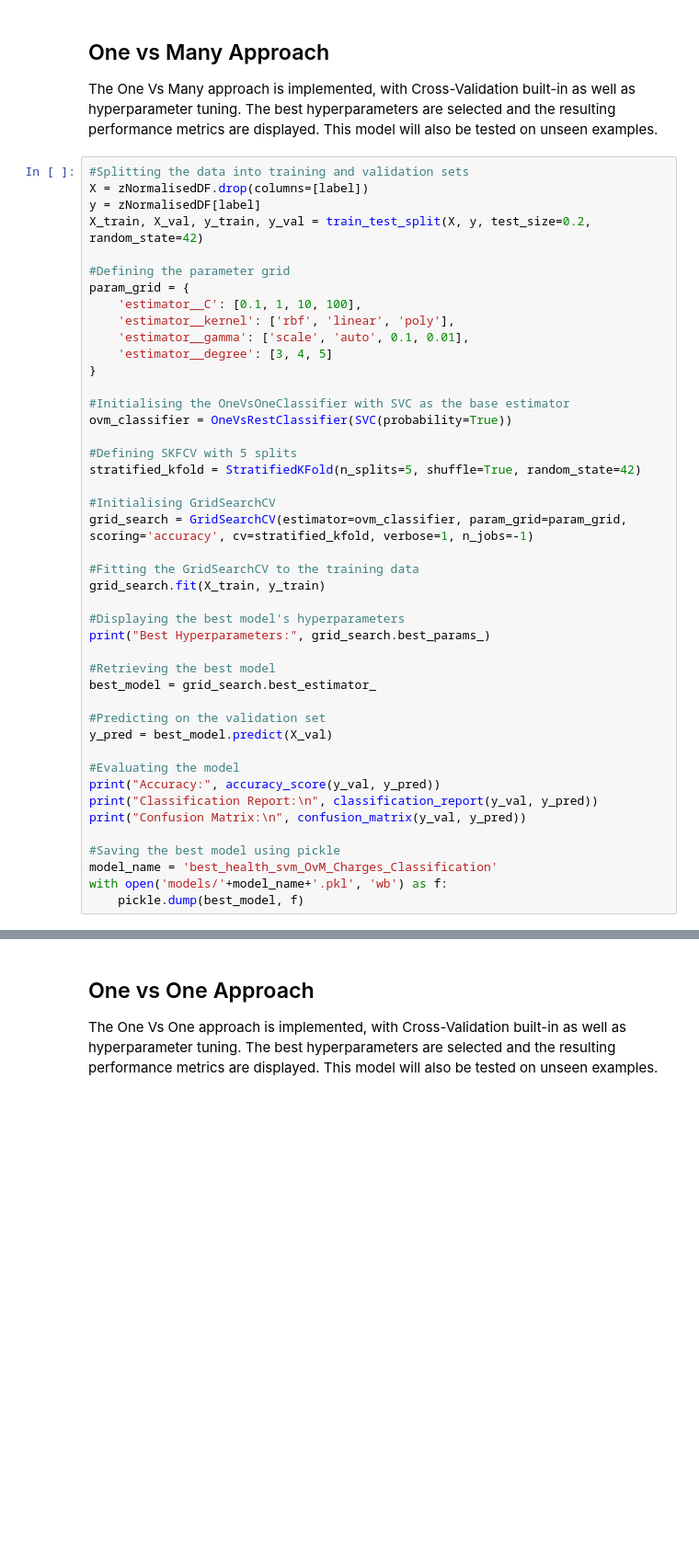
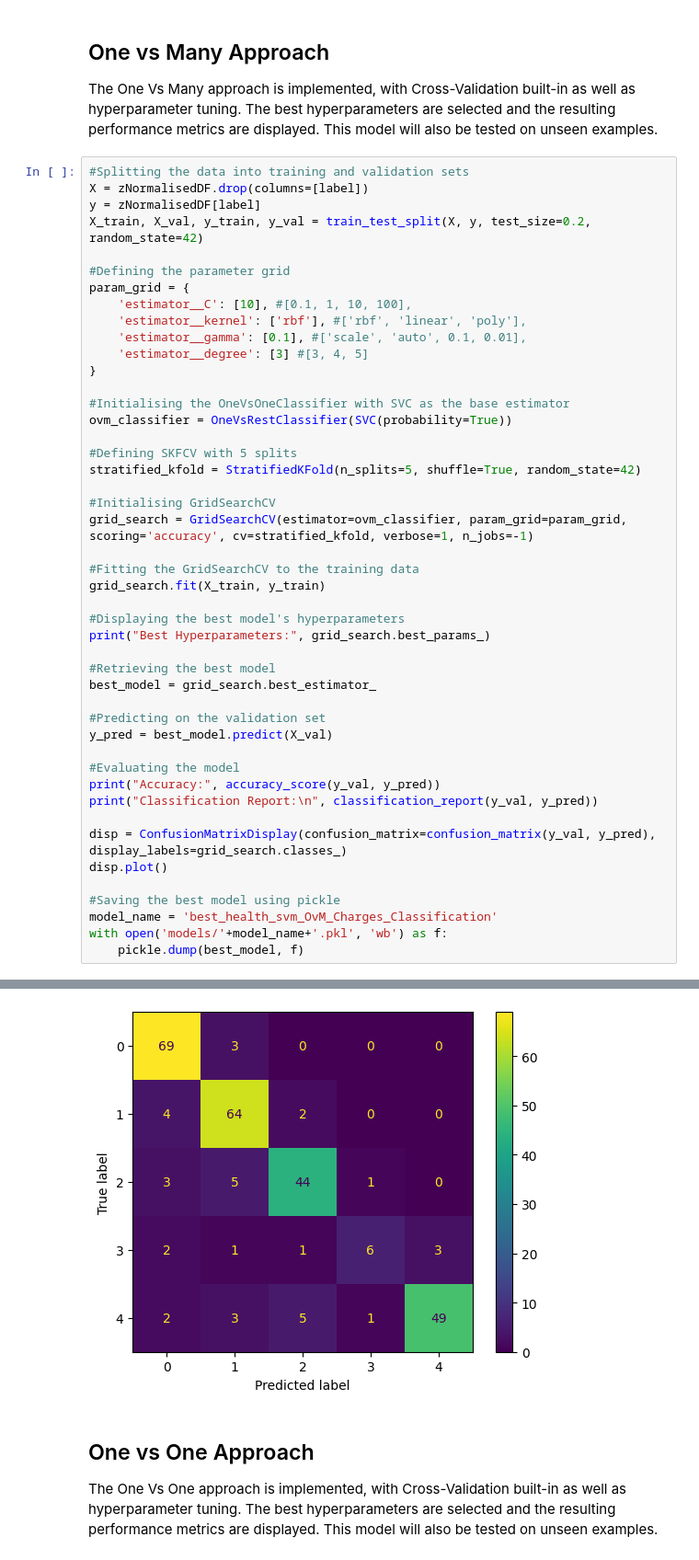
Before and after one commit to Jer0me123/ICS5110-Applied-Machine-Learning, a Jupyter notebook: SVM/SVM-Medical.ipynb, the cells around one changed output, grey strips where cells are left out. Shown at 92% size. Cells and saved outputs as stored; diff of their text form; blank space fills up the shorter version.

```diff
--- a/SVM/SVM-Medical.ipynb
+++ b/SVM/SVM-Medical.ipynb
@@ -342,10 +343,10 @@ X_train, X_val, y_train, y_val = train_test_split(X, y, test_size=0.2, random_st
 
 #Defining the parameter grid
 param_grid = {
-    'estimator__C': [0.1, 1, 10, 100],
-    'estimator__kernel': ['rbf', 'linear', 'poly'],
-    'estimator__gamma': ['scale', 'auto', 0.1, 0.01],
-    'estimator__degree': [3, 4, 5]
+    'estimator__C': [10], #[0.1, 1, 10, 100],
+    'estimator__kernel': ['rbf'], #['rbf', 'linear', 'poly'],
+    'estimator__gamma': [0.1], #['scale', 'auto', 0.1, 0.01],
+    'estimator__degree': [3] #[3, 4, 5]
 }
 
 #Initialising the OneVsOneClassifier with SVC as the base estimator
@@ -372,9 +373,12 @@ y_pred = best_model.predict(X_val)
 #Evaluating the model
 print("Accuracy:", accuracy_score(y_val, y_pred))
 print("Classification Report:\n", classification_report(y_val, y_pred))
-print("Confusion Matrix:\n", confusion_matrix(y_val, y_pred))
+
+disp = ConfusionMatrixDisplay(confusion_matrix=confusion_matrix(y_val, y_pred), display_labels=grid_search.classes_)
+disp.plot()
 
 #Saving the best model using pickle
 model_name = 'best_health_svm_OvM_Charges_Classification'
 with open('models/'+model_name+'.pkl', 'wb') as f:
     pickle.dump(best_model, f)
+# %% [output]
@@ -381,3 +400,4 @@ with open('models/'+model_name+'.pkl', 'wb') as f:
+[figure, added]
 # %% [markdown]
 ## One vs One Approach
 
```
Also changed, not shown: parts of 5 cells of this notebook, 7 other files.
